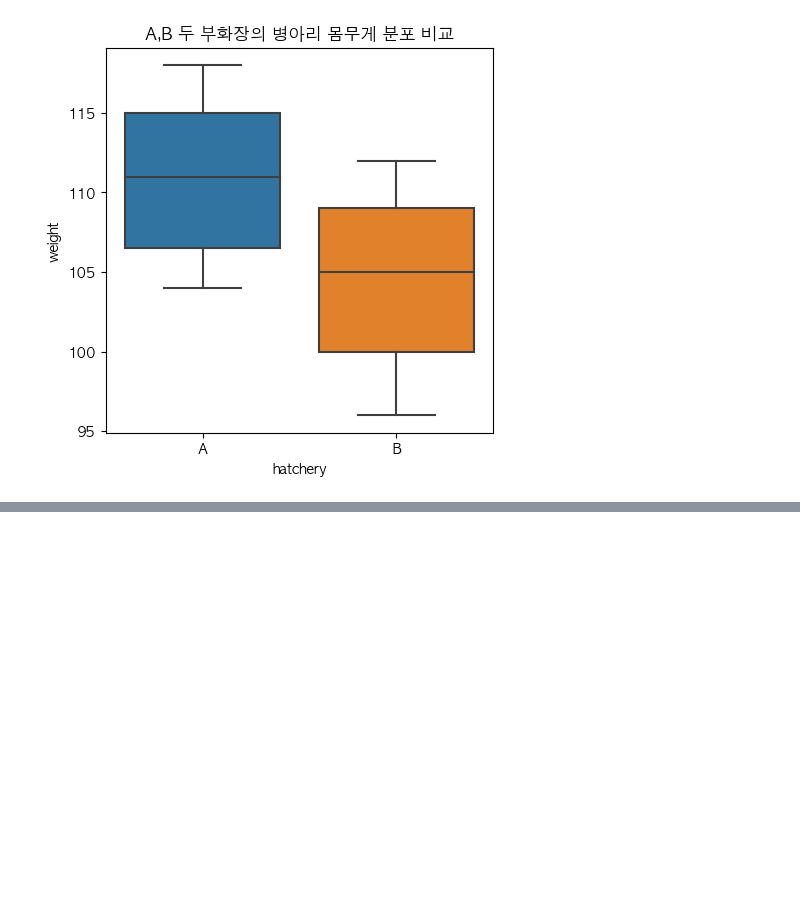
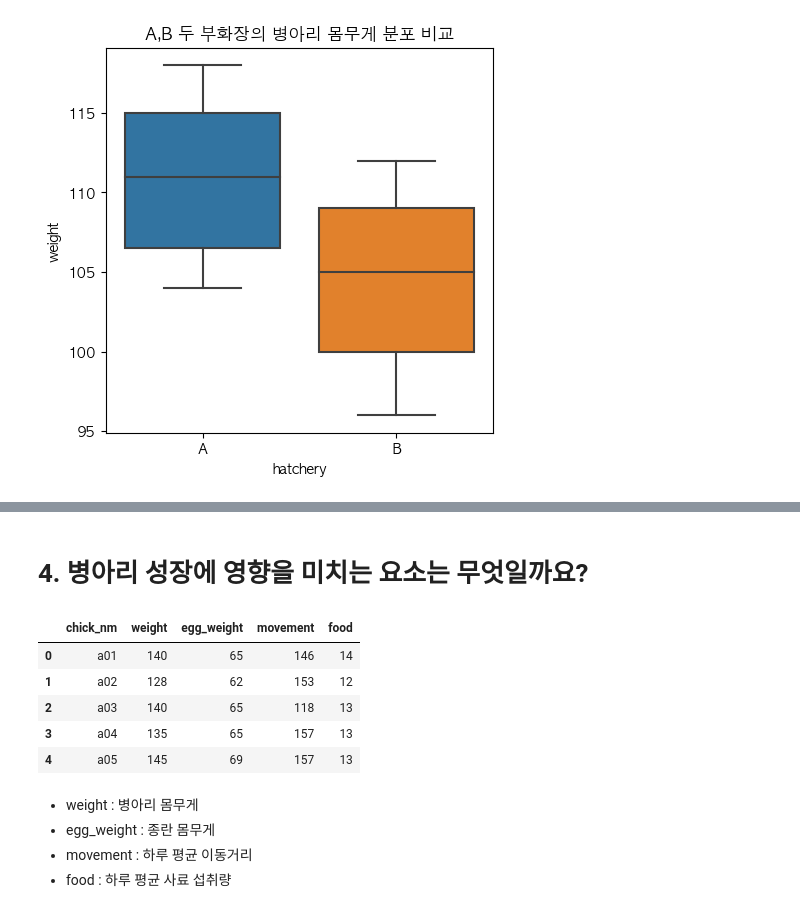
Before and after one commit to hyejinbeck/Chick-Growth, a Jupyter notebook: Analysis.ipynb, the cells around one changed output, grey strips where cells are left out. Drawn from its saved outputs; the diff is of its cells as text; code cells hidden in the pictures; blank space fills up the shorter version.

```diff
--- a/Analysis.ipynb
+++ b/Analysis.ipynb
@@ -346,0 +418,19 @@ plt.show()
+# %% [markdown]
+# 4. 병아리 성장에 영향을 미치는 요소는 무엇일까요?
+# %%
+########################## 데이터 불러오기
+w = pd.read_csv('./data/ch5-1.csv')
+########################## 부화한지 1주일된 병아리의 데이터
+w.head()
+# %% [output]
+|  | chick_nm | weight | egg_weight | movement | food |
+| 0 | a01 | 140 | 65 | 146 | 14 |
+| 1 | a02 | 128 | 62 | 153 | 12 |
+| 2 | a03 | 140 | 65 | 118 | 13 |
+| 3 | a04 | 135 | 65 | 157 | 13 |
+| 4 | a05 | 145 | 69 | 157 | 13 |
+# %% [markdown]
+- weight : 병아리 몸무게
+- egg_weight : 종란 몸무게
+- movement : 하루 평균 이동거리
+- food : 하루 평균 사료 섭취량
```
Also changed, not shown: parts of 25 cells of this notebook, 1 other file.
